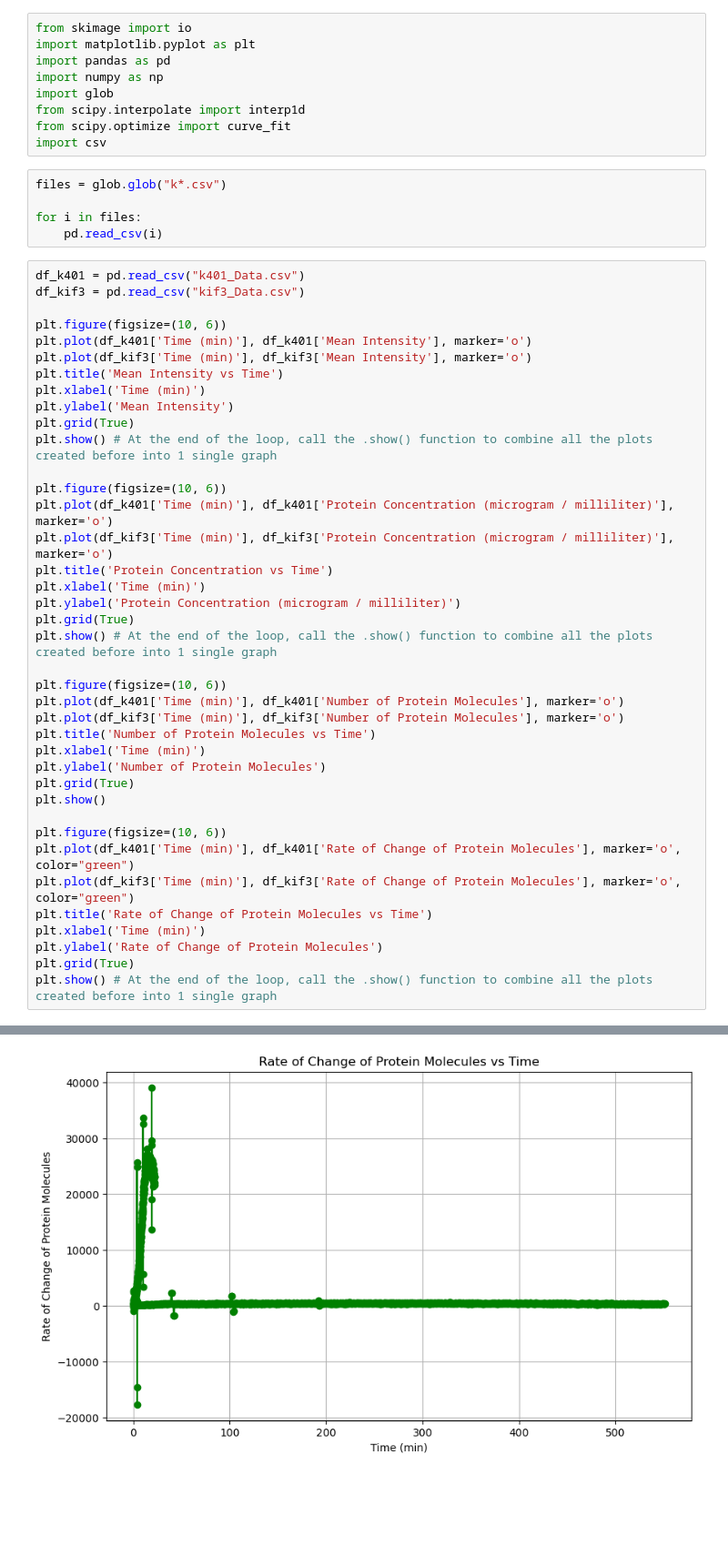
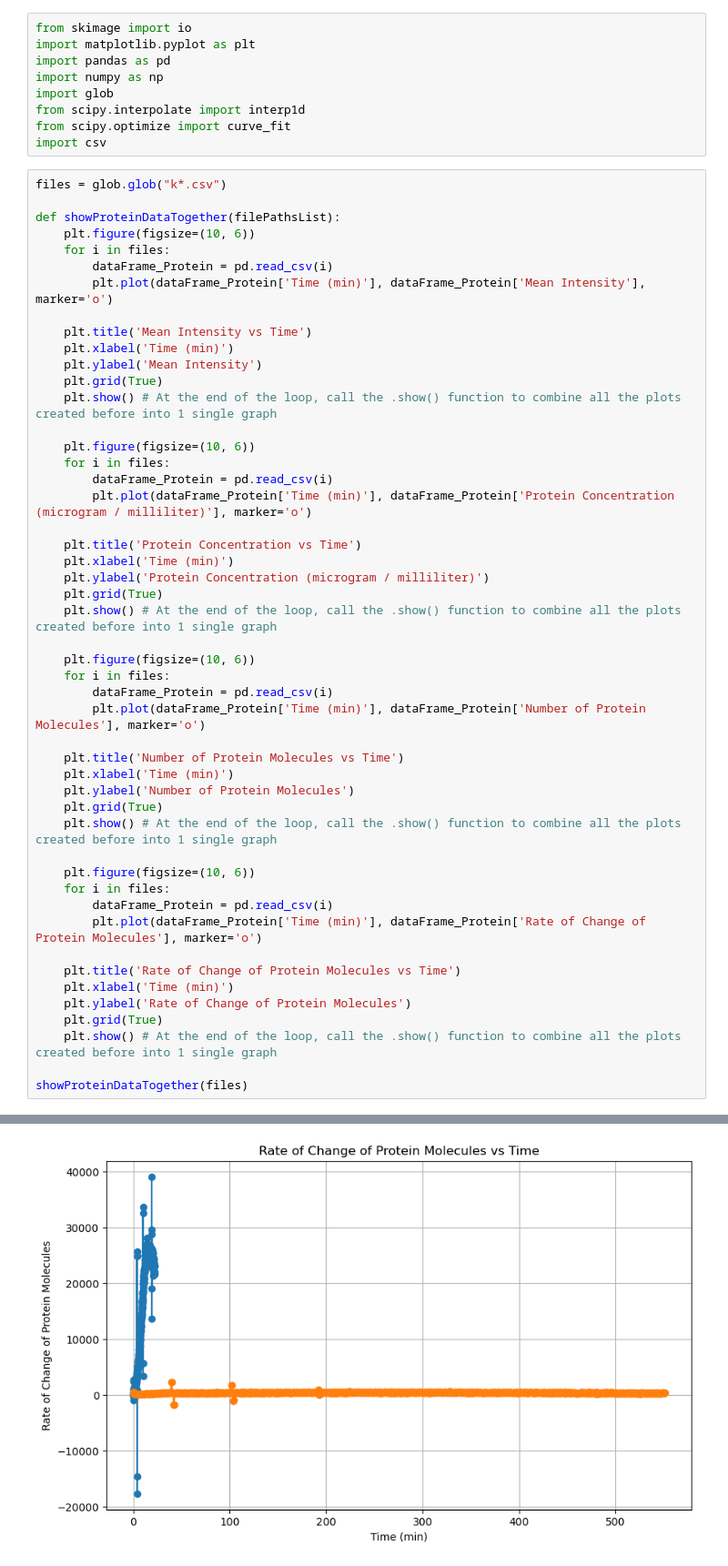
Before and after one commit to dalarios/activedrops_surf, a Jupyter notebook: Homework2.ipynb, the cells around one changed output, grey strips where cells are left out. Shown: that part at 91% size. Cells and saved outputs as stored; diff of their text form; blank space fills up the shorter version.

```diff
--- a/Homework2.ipynb
+++ b/Homework2.ipynb
@@ -7,48 +7,53 @@ import glob
 from scipy.interpolate import interp1d
 from scipy.optimize import curve_fit
 import csv
-# %%
-files = glob.glob("k*.csv")
-
-for i in files:
-    pd.read_csv(i)
 # %%
-df_k401 = pd.read_csv("k401_Data.csv")
-df_kif3 = pd.read_csv("kif3_Data.csv")
+files = glob.glob("k*.csv")
 
-plt.figure(figsize=(10, 6))
-plt.plot(df_k401['Time (min)'], df_k401['Mean Intensity'], marker='o')
-plt.plot(df_kif3['Time (min)'], df_kif3['Mean Intensity'], marker='o')
-plt.title('Mean Intensity vs Time')
-plt.xlabel('Time (min)')
-plt.ylabel('Mean Intensity')
-plt.grid(True)
-plt.show() # At the end of the loop, call the .show() function to combine all the plots created before into 1 single graph
+def showProteinDataTogether(filePathsList):
+    plt.figure(figsize=(10, 6))
+    for i in files:
+        dataFrame_Protein = pd.read_csv(i)
+        plt.plot(dataFrame_Protein['Time (min)'], dataFrame_Protein['Mean Intensity'], marker='o')
 
-plt.figure(figsize=(10, 6))
-plt.plot(df_k401['Time (min)'], df_k401['Protein Concentration (microgram / milliliter)'], marker='o')
-plt.plot(df_kif3['Time (min)'], df_kif3['Protein Concentration (microgram / milliliter)'], marker='o')
-plt.title('Protein Concentration vs Time')
-plt.xlabel('Time (min)')
-plt.ylabel('Protein Concentration (microgram / milliliter)')
-plt.grid(True)
-plt.show() # At the end of the loop, call the .show() function to combine all the plots created before into 1 single graph
+    plt.title('Mean Intensity vs Time')
+    plt.xlabel('Time (min)')
+    plt.ylabel('Mean Intensity')
+    plt.grid(True)
+    plt.show() # At the end of the loop, call the .show() function to combine all the plots created before into 1 single graph
 
-plt.figure(figsize=(10, 6))
-plt.plot(df_k401['Time (min)'], df_k401['Number of Protein Molecules'], marker='o')
-plt.plot(df_kif3['Time (min)'], df_kif3['Number of Protein Molecules'], marker='o')
-plt.title('Number of Protein Molecules vs Time')
-plt.xlabel('Time (min)')
-plt.ylabel('Number of Protein Molecules')
-plt.grid(True)
-plt.show()
+    plt.figure(figsize=(10, 6))
+    for i in files:
+        dataFrame_Protein = pd.read_csv(i)
+        plt.plot(dataFrame_Protein['Time (min)'], dataFrame_Protein['Protein Concentration (microgram / milliliter)'], marker='o')
 
-plt.figure(figsize=(10, 6))
-plt.plot(df_k401['Time (min)'], df_k401['Rate of Change of Protein Molecules'], marker='o', color="green")
-plt.plot(df_kif3['Time (min)'], df_kif3['Rate of Change of Protein Molecules'], marker='o', color="green")
-plt.title('Rate of Change of Protein Molecules vs Time')
-plt.xlabel('Time (min)')
-plt.ylabel('Rate of Change of Protein Molecules')
-plt.grid(True)
-plt.show() # At the end of the loop, call the .show() function to combine all the plots created before into 1 single graph
+    plt.title('Protein Concentration vs Time')
+    plt.xlabel('Time (min)')
+    plt.ylabel('Protein Concentration (microgram / milliliter)')
+    plt.grid(True)
+    plt.show() # At the end of the loop, call the .show() function to combine all the plots created before into 1 single graph
+
+    plt.figure(figsize=(10, 6))
+    for i in files:
+        dataFrame_Protein = pd.read_csv(i)
+        plt.plot(dataFrame_Protein['Time (min)'], dataFrame_Protein['Number of Protein Molecules'], marker='o')
+
+    plt.title('Number of Protein Molecules vs Time')
+    plt.xlabel('Time (min)')
+    plt.ylabel('Number of Protein Molecules')
+    plt.grid(True)
+    plt.show() # At the end of the loop, call the .show() function to combine all the plots created before into 1 single graph
+
+    plt.figure(figsize=(10, 6))
+    for i in files:
+        dataFrame_Protein = pd.read_csv(i)
+        plt.plot(dataFrame_Protein['Time (min)'], dataFrame_Protein['Rate of Change of Protein Molecules'], marker='o')
+
+    plt.title('Rate of Change of Protein Molecules vs Time')
+    plt.xlabel('Time (min)')
+    plt.ylabel('Rate of Change of Protein Molecules')
+    plt.grid(True)
+    plt.show() # At the end of the loop, call the .show() function to combine all the plots created before into 1 single graph
+
+showProteinDataTogether(files)
 # %% [output]
@@ -58 +63 @@ plt.show() # At the end of the loop, call the .show() function to combine all th
-[figure, old version]
+[figure, new version]
```
Also changed, not shown: parts of 2 cells of this notebook.
